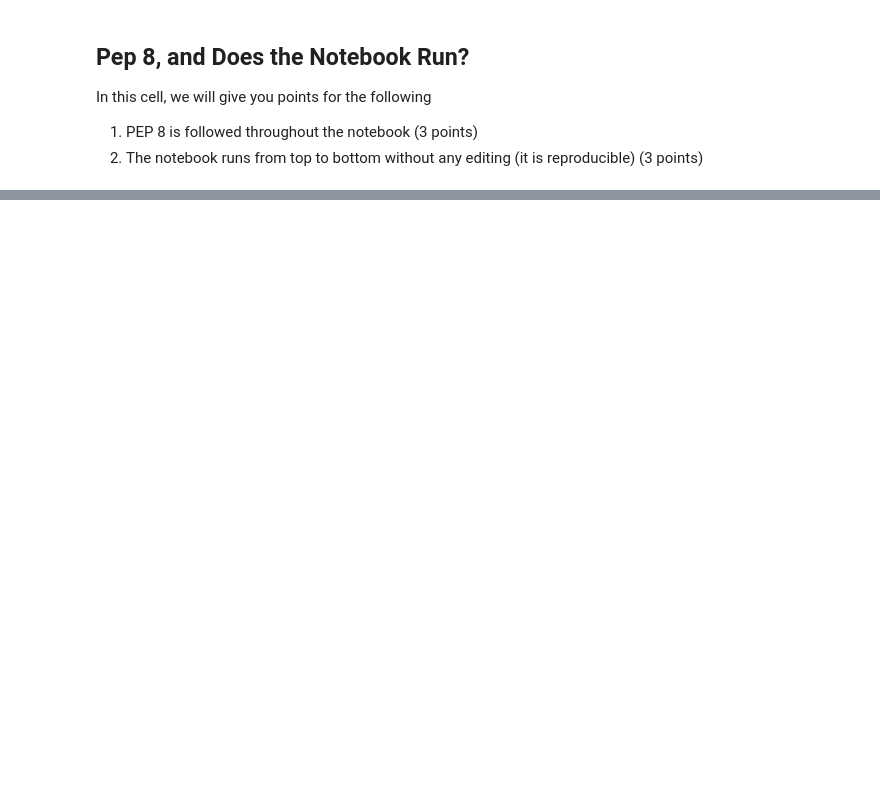
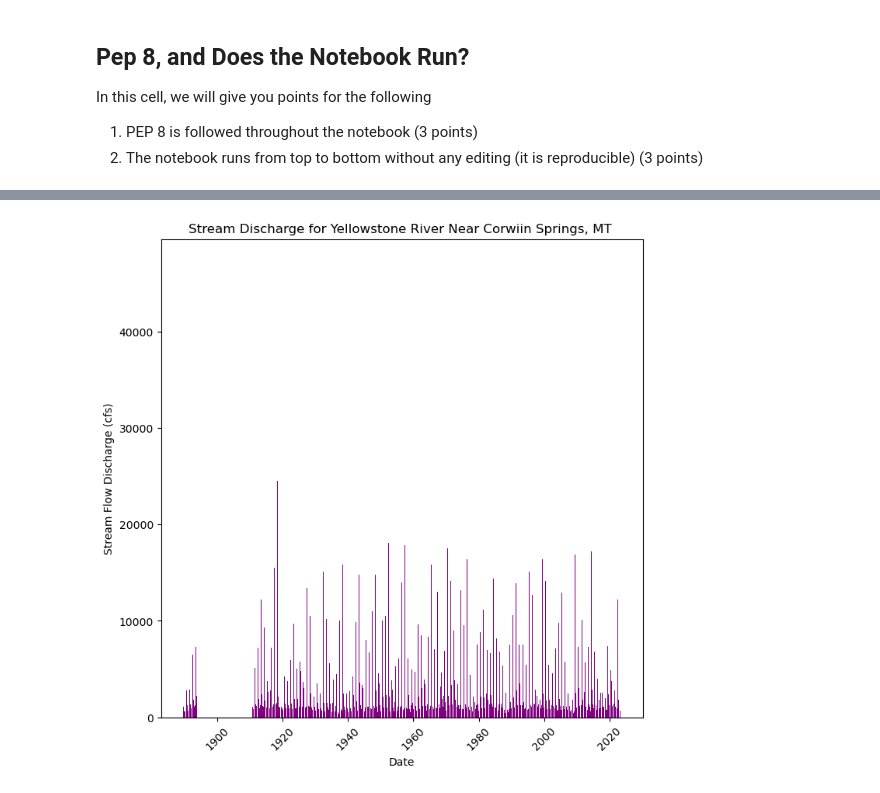
Before and after one commit to finalfemme/time-series-data-finalfemme, a Jupyter notebook: stars-02-time-series.ipynb, the cells around one changed output, grey strips where cells are left out. Saved outputs shown, nothing was run; the diff lists cells and outputs as text; code cells hidden in the pictures; blank space fills up the shorter version.

Commit message:
finished new work flow for yellowstone river

```diff
--- a/stars-02-time-series.ipynb
+++ b/stars-02-time-series.ipynb
@@ -847,0 +893,22 @@ In this cell, we will give you points for the following
+# %%
+#plot daily data
+# Create figure and plot space
+fig, ax = plt.subplots(figsize=(8,8))
+
+# Add x-axis and y-axis
+ax.bar(yellowstone_df.index.values,
+       yellowstone_df['Discharge (cfs)'],
+       color='purple')
+
+# Set title and labels for axes
+ax.set(xlabel="Date",
+       ylabel="Stream Flow Discharge (cfs)",
+       title="Stream Discharge for Yellowstone River Near Corwin Springs, MT ")
+
+# Rotate tick marks on x-axis
+plt.setp(ax.get_xticklabels(), rotation=45)
+
+
+plt.show()
+# %% [output]
+[figure, added]
```
Also changed, not shown: parts of 7 cells of this notebook.
